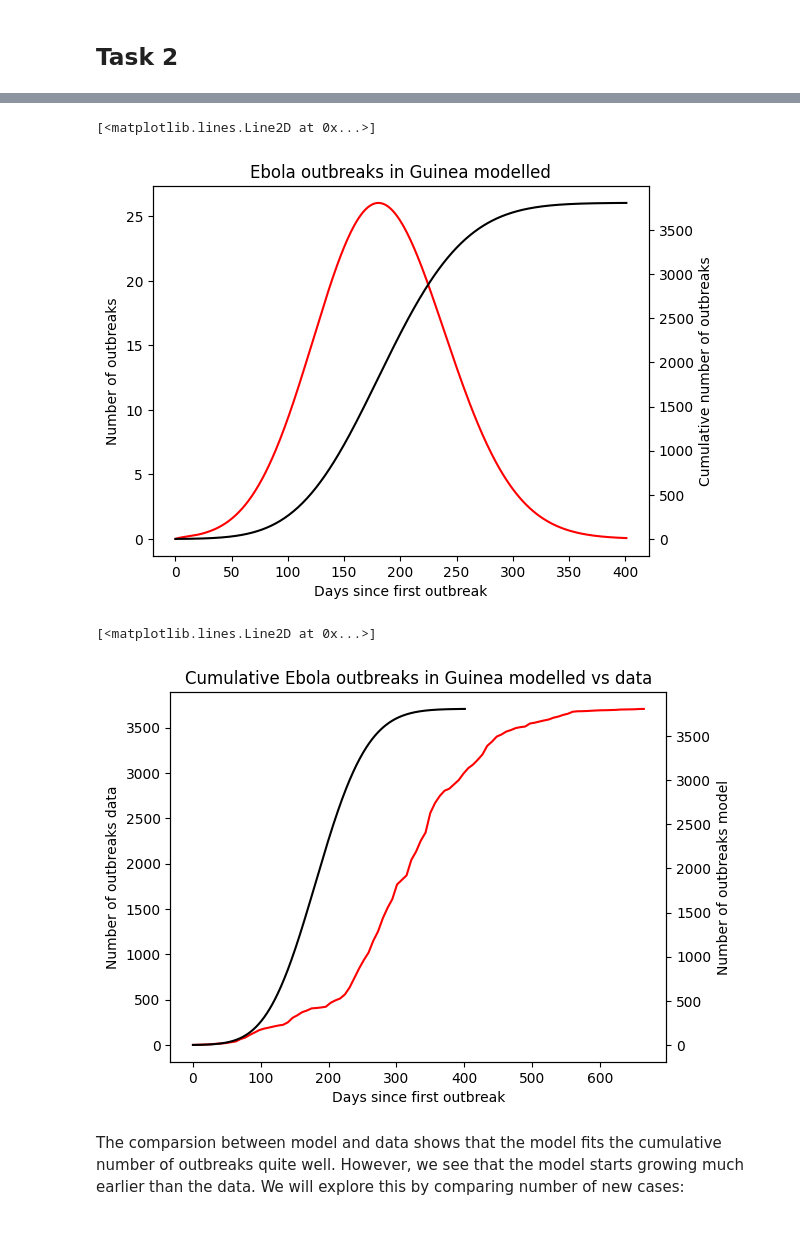
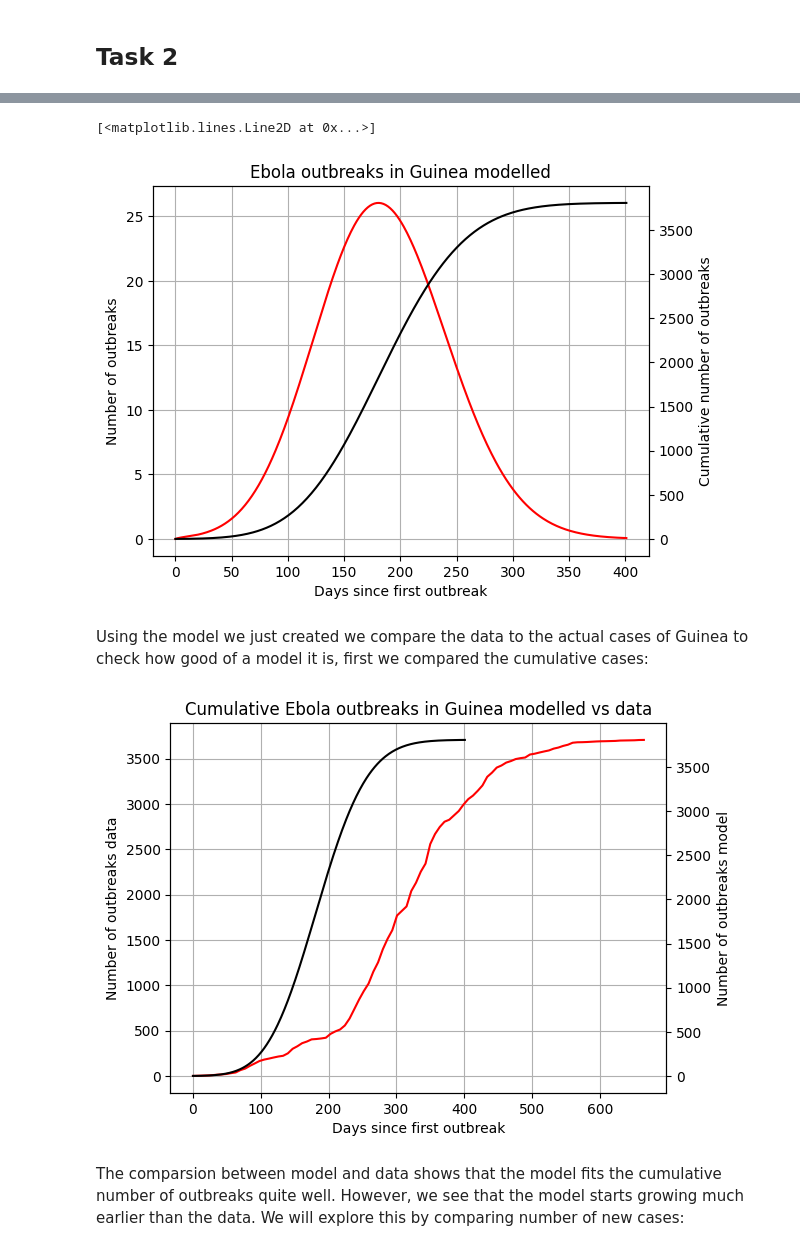
Before and after one commit to hoyes127/MOD300_Project_2, a Jupyter notebook: project2.ipynb, the cells around one changed output, grey strips where cells are left out. Saved outputs shown, nothing was run; the diff lists cells and outputs as text; code cells hidden in the pictures.

```diff
--- a/project2.ipynb
+++ b/project2.ipynb
@@ -95,41 +118,57 @@ def ode_solver(t0, t_final, c0, dt, f, *args, **kwargs):
     return np.array(t), np.array(c)
 
 def ebola(t, c, beta0, lam, sigma=1/9.7, gamma=1/7, N=1e7):
+    """
+    SEZR model for Ebola
+
+    Input
+    -----
+    t: float, time
+    c: array, [S, E, Z, R]
+    beta0: float, initial transmission rate
+    lam: float, decay rate of transmission
+    sigma: float, rate of progression from exposed to infectious
+    gamma: float, recovery/removed rate
+    N: float, total population
+
+    """
     S, E, Z, R = c
     beta_t = beta0 * np.exp(-lam * t)
     dS = -beta_t * S * Z / N
     dE = beta_t * S * Z / N - sigma * E
     dZ = sigma * E - gamma * Z
     dR = gamma * Z
     return np.array([dS, dE, dZ, dR])
 
 t0 = 0
 t_final = 400
 dt = 1
 # Experimenting with theese parameters
 beta0 = 0.351
 lam = 0.0049
 
-t, c = ode_solver(t0=t0, t_final=t_final, c0=[1e7-1, 0, 1, 0], dt=dt, f=ebola, beta0=beta0, lam=lam)
+t, c = ode_solver(t0=t0, t_final=t_final, c0=[1e7, 0, 1, 0], dt=dt, f=ebola, beta0=beta0, lam=lam)
 
-S, E, Z, R = c.T
+S, E, Z, R = c.T # Transpose and assign to each compartment
 cumulative_cases = Z + R
 new_outbreaks = (1/9.7) * E
 
 
 _, ax1 = plt.subplots()
 plt.title(f"Ebola outbreaks in Guinea modelled")
 ax1.set_xlabel("Days since first outbreak")
 ax1.set_ylabel("Number of outbreaks")
 ax2 = ax1.twinx()
 ax2.set_ylabel("Cumulative number of outbreaks")
-
+ax1.grid()
 
 ax1.plot(t, new_outbreaks, fillstyle="none", color="red")
 ax2.plot(t, cumulative_cases, fillstyle="none", color="black")
 # %% [output]
 [<matplotlib.lines.Line2D at 0x...>]
-[figure, old version]
+[figure, new version]
+# %% [markdown]
+Using the model we just created we compare the data to the actual cases of Guinea to check how good of a model it is, first we compared the cumulative cases:
 # %%
 _, ax1 = plt.subplots()
 plt.title(f"Cumulative Ebola outbreaks in Guinea modelled vs data")
@@ -141,9 +180,9 @@ ax2.set_ylabel("Number of outbreaks model")
 
 ax1.plot(df["Days"], df["Cumulative Cases"], fillstyle="none", color="red")
 ax2.plot(t, cumulative_cases, fillstyle="none", color="black")
+ax1.grid()
 # %% [output]
-[<matplotlib.lines.Line2D at 0x...>]
-[figure, old version]
+[figure, new version]
 # %% [markdown]
 The comparsion between model and data shows that the model fits the cumulative number of outbreaks quite well. However, we see that the model starts growing much earlier than the data. We will explore this by comparing number of new cases:
 # %%
```
Also changed, not shown: parts of 10 cells of this notebook.
